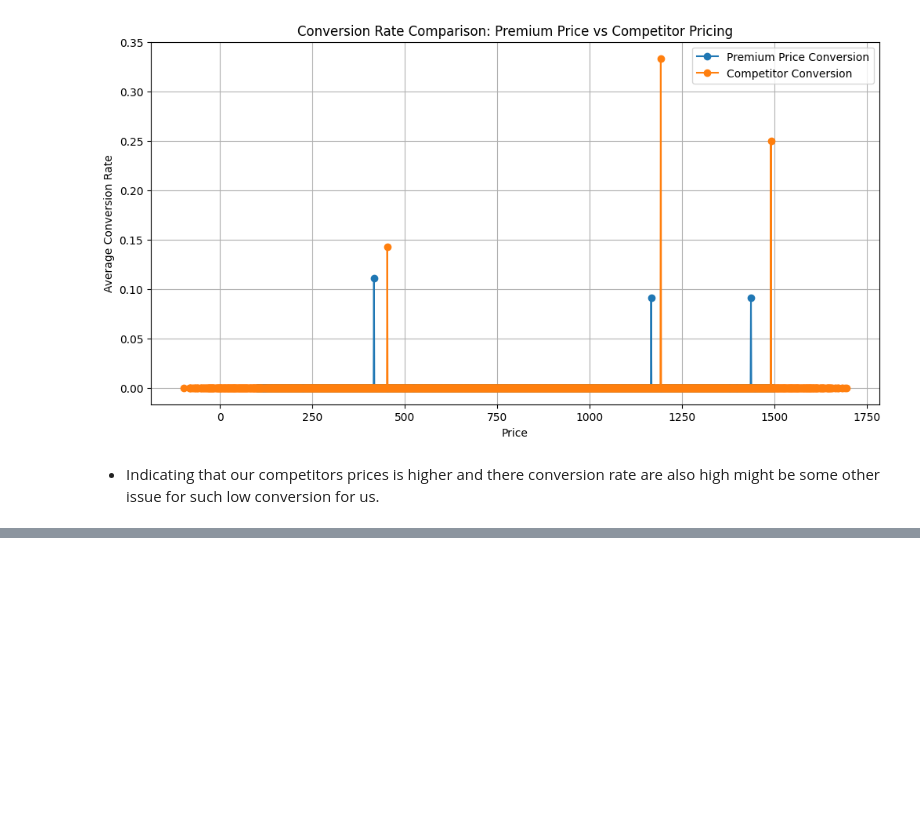
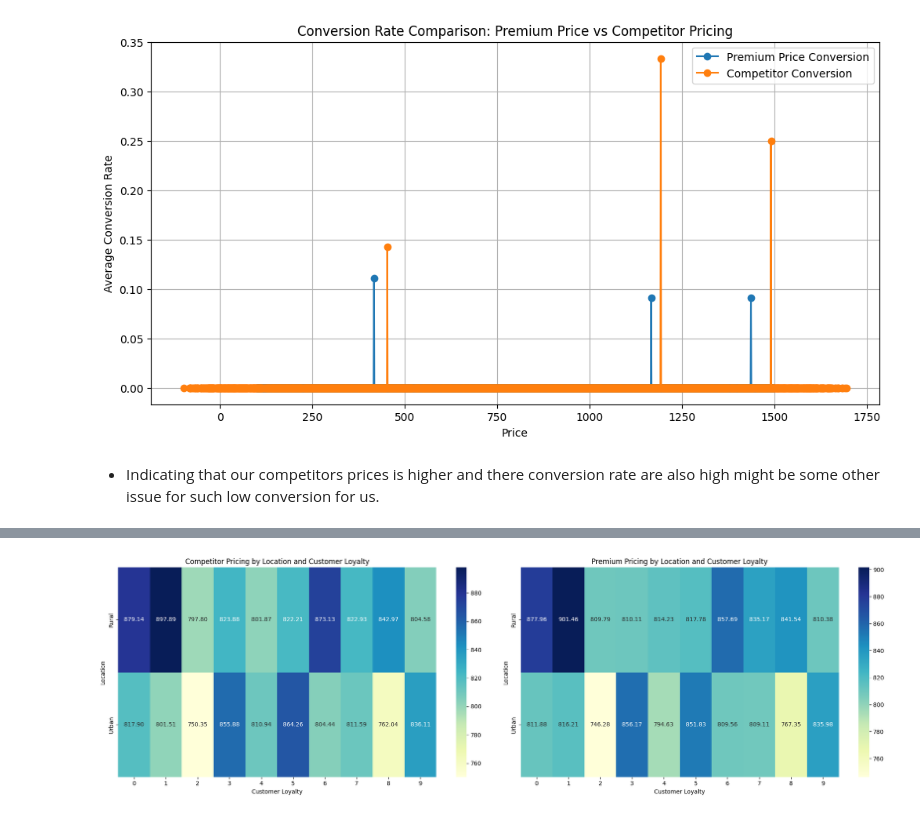
Before and after one commit to yakobodata/Athena_motor_insurance, a Jupyter notebook: experimentation/experimentation.ipynb, the cells around one changed output, grey strips where cells are left out. Cells and saved outputs as stored; diff of their text form; code cells hidden in the pictures; blank space fills up the shorter version.

```diff
--- a/experimentation/experimentation.ipynb
+++ b/experimentation/experimentation.ipynb
@@ -476,0 +536,42 @@ plt.show()
+# %%
+# lets check the areas where there is potential to increase the prices how loyal customers are to competitor in it.
+selected_rows = df[(df['Customer Gender'] == 'Male') &
+                   (df['Location'].isin(['Rural', 'Urban']))]
+
+# Create pivot tables for competitor and premium pricing
+competitor_pivot = selected_rows.pivot_table(
+    index='Location',
+    columns='Customer Loyalty',
+    values='Competitor Pricing',
+    aggfunc='mean'
+)
+
+premium_pivot = selected_rows.pivot_table(
+    index='Location',
+    columns='Customer Loyalty',
+    values='Premium Price',
+    aggfunc='mean'
+)
+
+# Set up the matplotlib figure with 1 row and 2 columns
+plt.figure(figsize=(20, 6))
+
+# First subplot for Competitor Pricing
+plt.subplot(1, 2, 1)  # (rows, columns, panel number)
+sns.heatmap(competitor_pivot, annot=True, cmap='YlGnBu', fmt=".2f", cbar=True)
+plt.title('Competitor Pricing by Location and Customer Loyalty')
+plt.xlabel('Customer Loyalty')
+plt.ylabel('Location')
+
+# Second subplot for Premium Pricing
+plt.subplot(1, 2, 2)
+sns.heatmap(premium_pivot, annot=True, cmap='YlGnBu', fmt=".2f", cbar=True)
+plt.title('Premium Pricing by Location and Customer Loyalty')
+plt.xlabel('Customer Loyalty')
+plt.ylabel('Location')
+
+# Adjust layout
+plt.tight_layout()
+plt.show()
+# %% [output]
+[figure, added]
```
Also changed, not shown: parts of 12 cells of this notebook.
